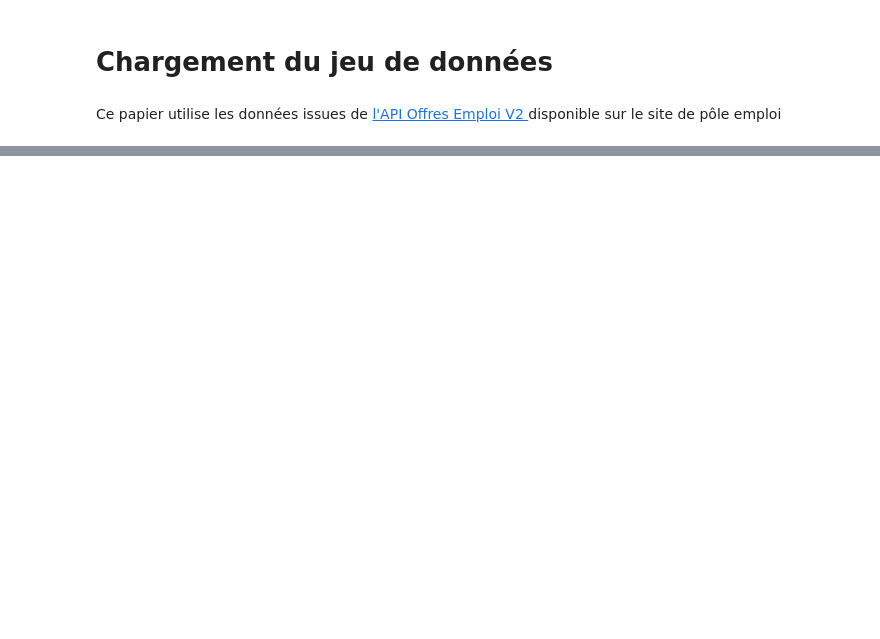
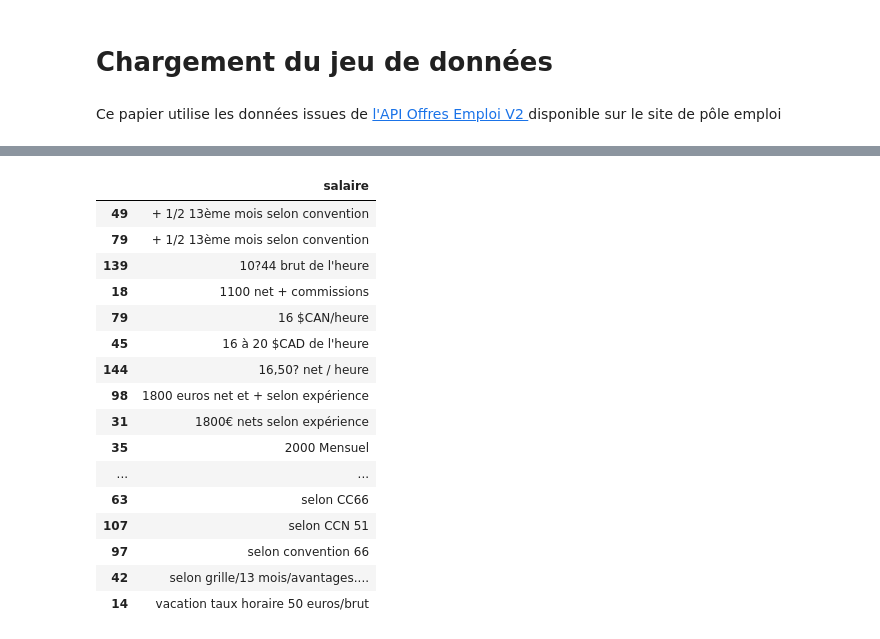
Before and after one commit to lasme-ephrem/pythonproject2a, a Jupyter notebook: ProjetPython.ipynb, the cells around one changed output, grey strips where cells are left out. Cells and saved outputs as stored; diff of their text form; code cells hidden in the pictures; blank space fills up the shorter version.

```diff
--- a/ProjetPython.ipynb
+++ b/ProjetPython.ipynb
@@ -66,0 +73,3 @@ Making request with params {'Range': '900-1049', 'minCreationDate': '2020-10-01T
+# %%
+df.drop_duplicates(subset='id',keep='first', inplace=True)
+df
@@ -66,0 +90,28 @@ Making request with params {'Range': '900-1049', 'minCreationDate': '2020-10-01T
+# %%
+salaire= (df[['salaire']]
+ .dropna()
+ .agg(dict(salaire=lambda x: x.get('commentaire')))
+ .dropna(subset=["salaire"])
+ .loc[lambda df: df.salaire.str.contains("\d+")]
+ .sort_values("salaire")
+)
+# %%
+salaire
+# %% [output]
+|  | salaire |
+| 49 | + 1/2 13ème mois selon convention |
+| 79 | + 1/2 13ème mois selon convention |
+| 139 | 10?44 brut de l'heure |
+| 18 | 1100 net + commissions |
+| 79 | 16 $CAN/heure |
+| 45 | 16 à 20 $CAD de l'heure |
+| 144 | 16,50? net / heure |
+| 98 | 1800 euros net et + selon expérience |
+| 31 | 1800€ nets selon expérience |
+| 35 | 2000 Mensuel |
+| ... | ... |
+| 63 | selon CC66 |
+| 107 | selon CCN 51 |
+| 97 | selon convention 66 |
+| 42 | selon grille/13 mois/avantages.... |
+| 14 | vacation taux horaire 50 euros/brut |
```
Also changed, not shown: parts of 5 cells of this notebook.
